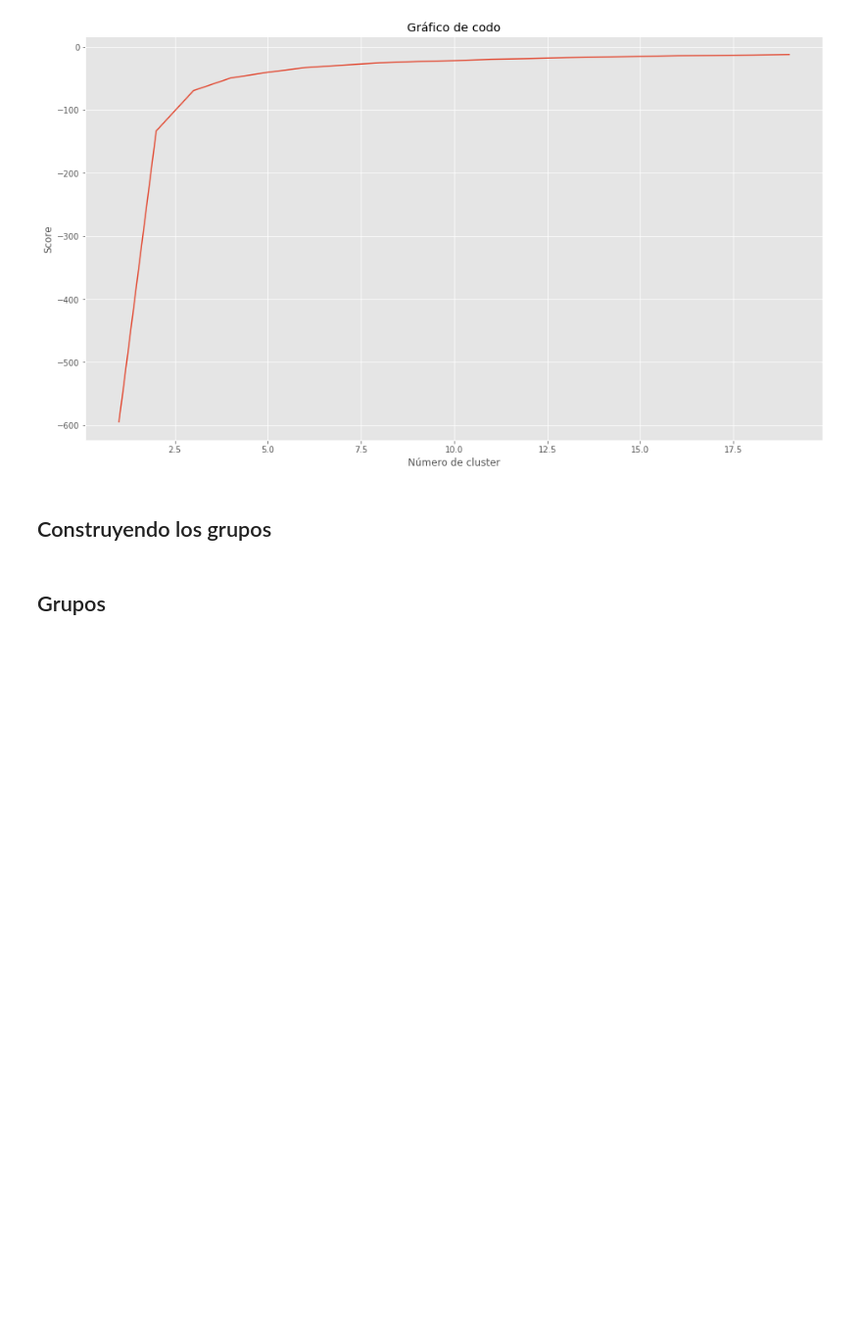
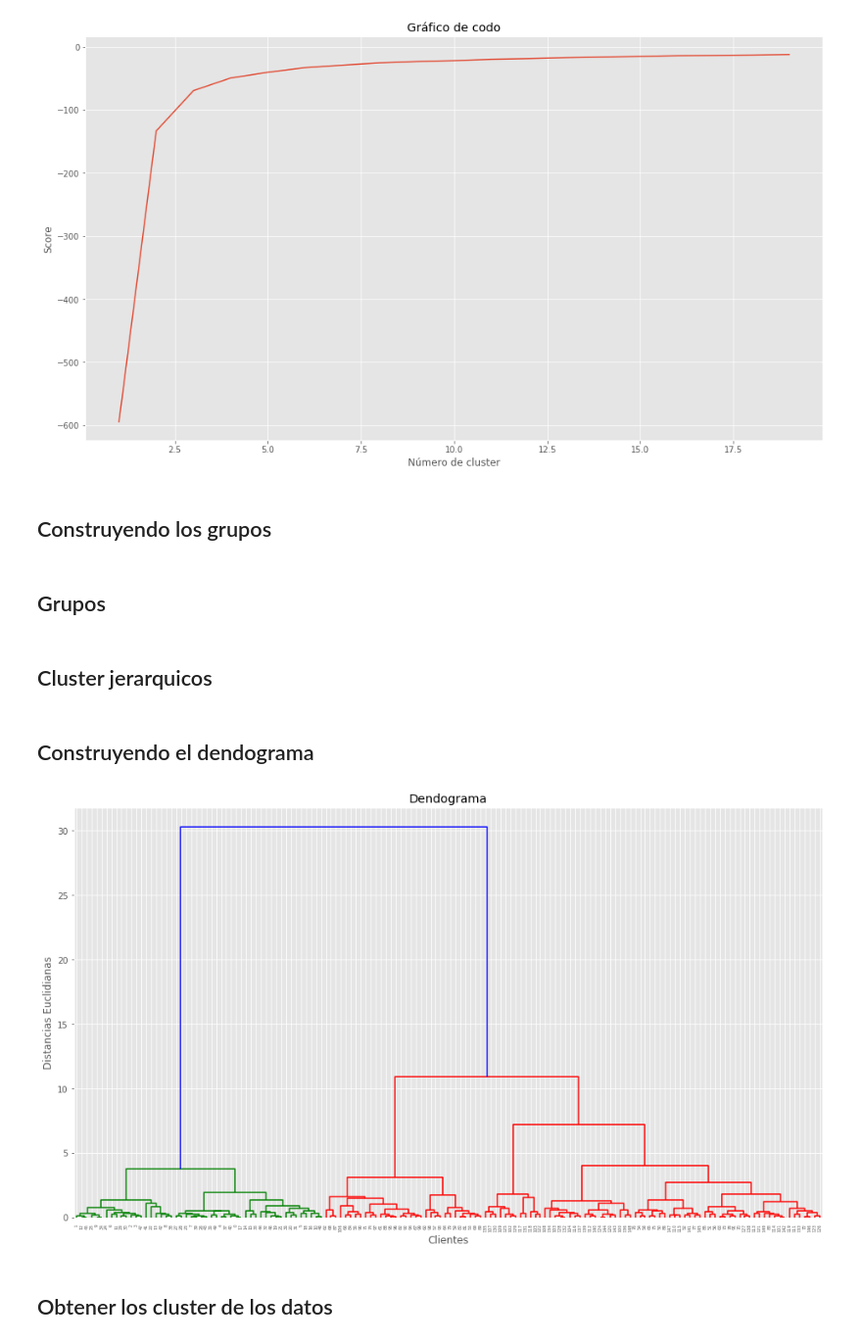
Before and after one commit to synergyvision/Machine-Learning-Basico, a Jupyter notebook: Untitled.ipynb, the cells around one changed output. Shown: that part at 98% size. Cells and saved outputs as stored; diff of their text form; code cells hidden in the pictures; blank space fills up the shorter version.

Commit message:
finalización de la sección de análisis de cluster

```diff
--- a/Untitled.ipynb
+++ b/Untitled.ipynb
@@ -402,3 +402,22 @@ kmeans = KMeans(n_clusters=3).fit(datos)
 ## Grupos
 # %%
 labels = kmeans.predict(datos)
+# %% [markdown]
+## Cluster jerarquicos
+# %%
+cluster = pd.read_csv("datos_cluster.csv",index_col=0)
+# %% [markdown]
+## Construyendo el dendograma
+# %%
+import scipy.cluster.hierarchy as sch
+
+dendrogram = sch.dendrogram(sch.linkage(cluster, method = 'ward'))
+
+plt.title('Dendograma')
+plt.xlabel('Clientes')
+plt.ylabel('Distancias Euclidianas')
+plt.show()
+# %% [output]
+[figure, added]
+# %% [markdown]
+## Obtener los cluster de los datos
```
Also changed, not shown: parts of 4 cells of this notebook, 20 other files.
